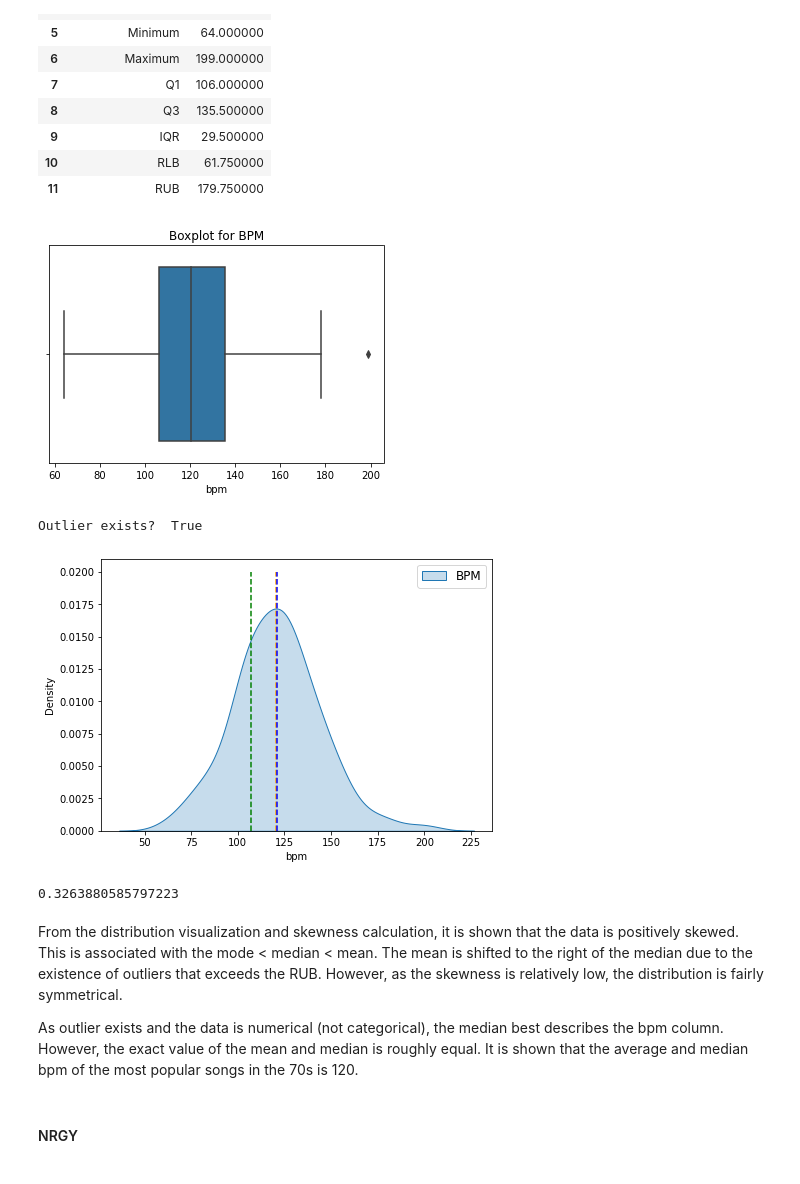
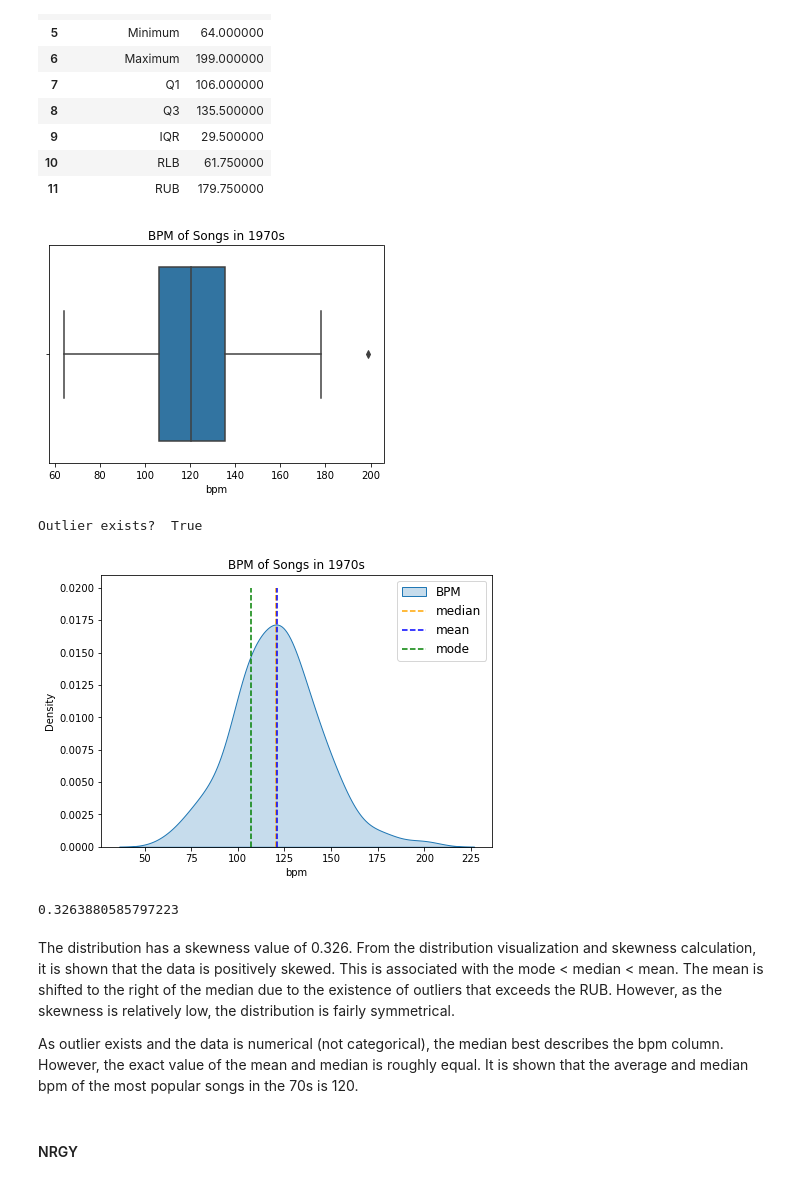
Before and after one commit to whenwe177/aids-final-project, a Jupyter notebook: ipynbs/70s_eda.ipynb, the cells around one changed output. Drawn from its saved outputs; the diff is of its cells as text; code cells hidden in the pictures.

```diff
--- a/ipynbs/70s_eda.ipynb
+++ b/ipynbs/70s_eda.ipynb
@@ -130,37 +131,38 @@ BPM Description
 | 10 | RLB | 61.750000 |
 | 11 | RUB | 179.750000 |
 # %%
-plt.title("Boxplot for BPM")
+plt.title("BPM of Songs in 1970s")
 sns.boxplot(x='bpm', data=df_70s)
 plt.show()
 
 Q1 = np.percentile(bpm_arr, 25, interpolation='midpoint')
 Q3 = np.percentile(bpm_arr, 75, interpolation='midpoint')
 IQR = Q3-Q1  # Interquartile range
 
 RLB = Q1 - 1.5*IQR
 RUB = Q3 + 1.5*IQR
 print("Outlier exists? ", np.max(bpm_arr) > RUB  or (np.min(bpm_arr) < RLB))
 
 # KDE Plot
 plt.figure(figsize=(7,5))
+plt.title("BPM of Songs in 1970s")
 sns.kdeplot(data=bpm_arr, shade=True)
-plt.legend(['BPM'], fontsize=12)
 plt.vlines(x=bpm_arr.median(), ymin=0, ymax=0.02, color='orange', linestyle='--')
 plt.vlines(x=bpm_arr.mean(), ymin=0, ymax=0.02, color='blue', linestyle='--')
 plt.vlines(x=scp.mode(bpm_arr)[0][0], ymin=0, ymax=0.02, color='green', linestyle='--')
+plt.legend(['BPM', 'median', 'mean', 'mode'], fontsize=12)
 plt.show()
 # %% [output]
-[figure, old version]
+[figure, new version]
 Outlier exists?  True
-[figure, old version]
+[figure, new version]
 # %%
 # Skewness
 bpm_arr.skew()
 # %% [output]
 0.3263880585797223
 # %% [markdown]
-From the distribution visualization and skewness calculation, it is shown that the data is positively skewed. This is associated with the mode < median < mean. The mean is shifted to the right of the median due to the existence of outliers that exceeds the RUB. However, as the skewness is relatively low, the distribution is fairly symmetrical.
+The distribution has a skewness value of 0.326. From the distribution visualization and skewness calculation, it is shown that the data is positively skewed. This is associated with the mode < median < mean. The mean is shifted to the right of the median due to the existence of outliers that exceeds the RUB. However, as the skewness is relatively low, the distribution is fairly symmetrical.
 
 As outlier exists and the data is numerical (not categorical), the median best describes the bpm column. However, the exact value of the mean and median is roughly equal. It is shown that the average and median bpm of the most popular songs in the 70s is 120.
 # %% [markdown]
```
Also changed, not shown: parts of 23 cells of this notebook.
